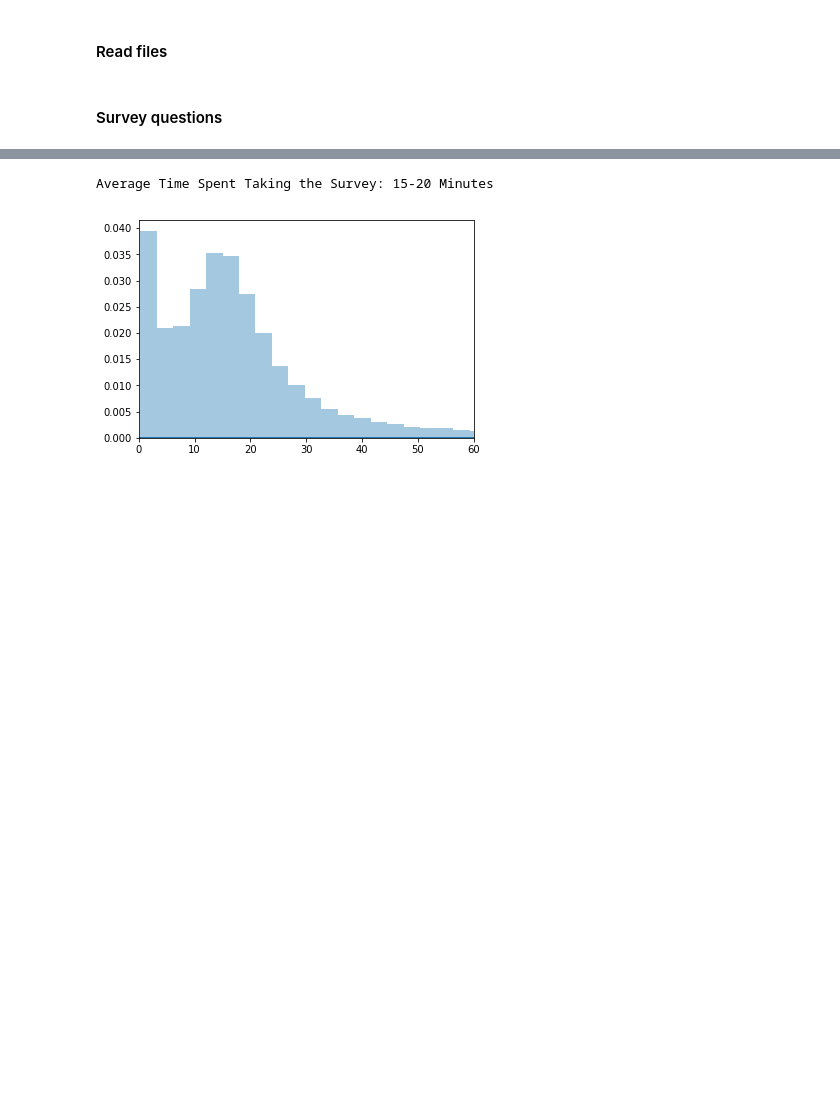
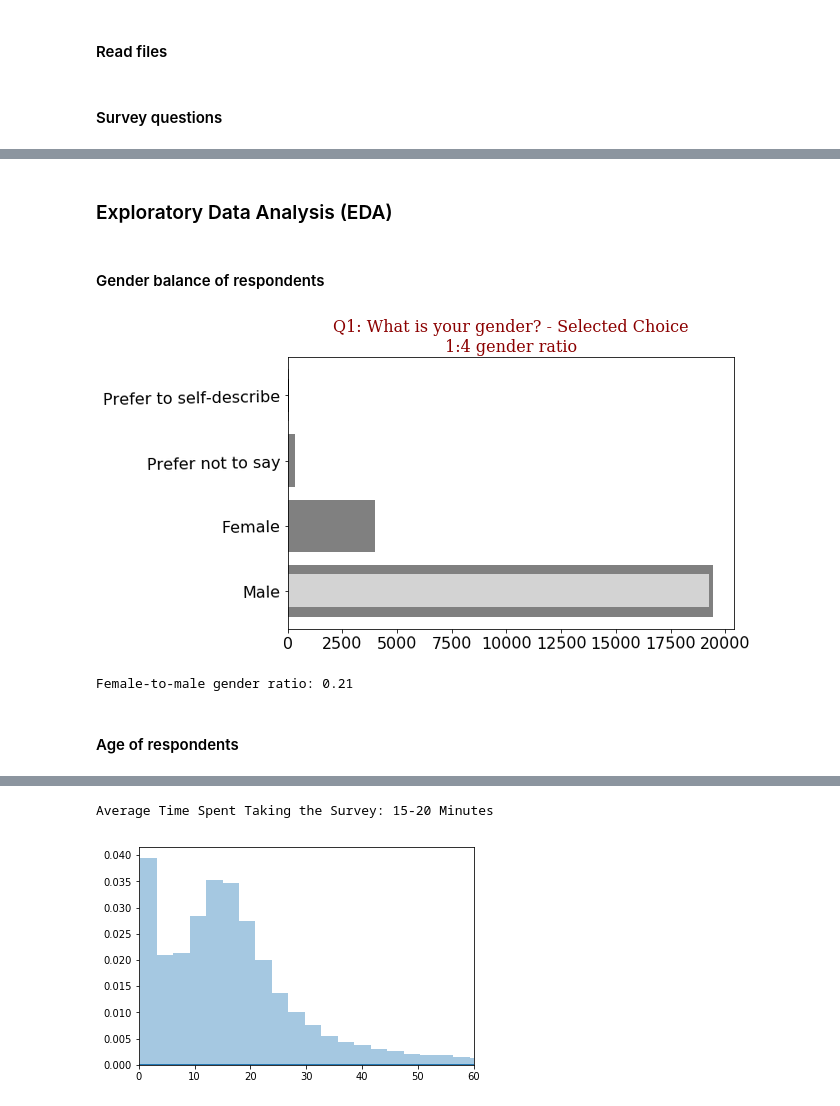
Before and after one commit to stepan-o/data-science-program-design, a Jupyter notebook: data-science-program-design.ipynb, the cells around one changed output, grey strips where cells are left out. Drawn from its saved outputs; the diff is of its cells as text; code cells hidden in the pictures; blank space fills up the shorter version.

Commit message:
added EDA of survey demographics

```diff
--- a/data-science-program-design.ipynb
+++ b/data-science-program-design.ipynb
@@ -138,18 +241,14 @@ pd.set_option('display.max_colwidth', 0)
 # %%
 base_dir = 'kaggle-survey-2018/'
 
-fileName = 'multipleChoiceResponses.csv'
-filePath = os.path.join(base_dir,fileName)
-surveySchemaPath = os.path.join(base_dir,'SurveySchema.csv')
-multipleChoicePath = os.path.join(base_dir,'multipleChoiceResponses.csv')
+multiple_choice_path = os.path.join(base_dir, 'multipleChoiceResponses.csv')
+free_form_path = os.path.join(base_dir, 'freeFormResponses.csv')
+survey_schema_path = os.path.join(base_dir, 'SurveySchema.csv')
 
-
-survey2_expanded = pd.read_csv(filePath)
-responsesOnly_expanded = survey2_expanded[1:]
-responsesOnly = survey2_expanded[1:]
-
-surveySchema = pd.read_csv(surveySchemaPath)
-
-multipleChoice = pd.read_csv(multipleChoicePath)
+multiple_choice = pd.read_csv(multiple_choice_path)
+question_list = multiple_choice.loc[0]
+responses_only = multiple_choice.loc[1:]
+free_form = pd.read_csv(free_form_path)
+survey_schema = pd.read_csv(survey_schema_path)
 # %% [markdown]
 #### Survey questions
@@ -174,0 +285,21 @@ Index(['Time from Start to Finish (seconds)', 'Q1', 'Q1_OTHER_TEXT', 'Q2',
+# %% [markdown]
+### Exploratory Data Analysis (EDA)
+# %% [markdown]
+#### Gender balance of respondents
+# %%
+question = 'Q1'
+comment = '1:4 gender ratio'
+
+series_to_plot = responses_only[question].value_counts()
+title = question + ': ' + question_list[question] + '\n' + comment
+
+plot_bars_with_minmax(series_to_plot, title, horizontal=True, with_mean=False)
+# %% [output]
+[figure, added]
+# %%
+print("Female-to-male gender ratio: {0:.2f}"
+      .format(series_to_plot.loc['Female'] / series_to_plot.loc['Male']))
+# %% [output]
+Female-to-male gender ratio: 0.21
+# %% [markdown]
+#### Age of respondents
```
Also changed, not shown: parts of 42 cells of this notebook.
